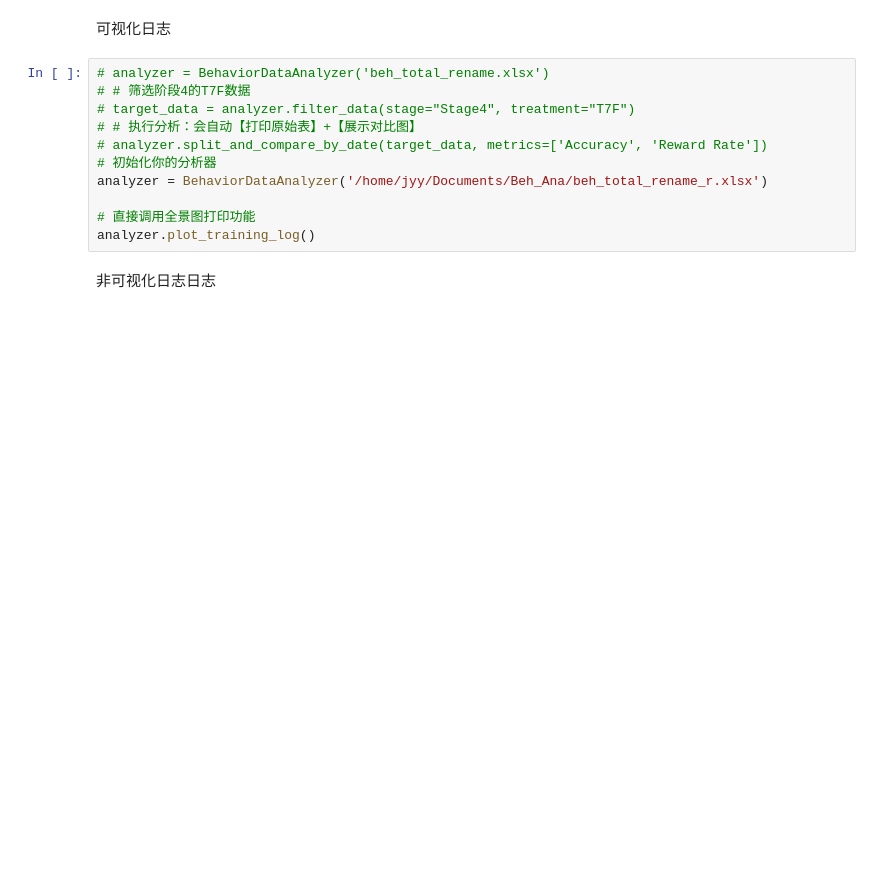
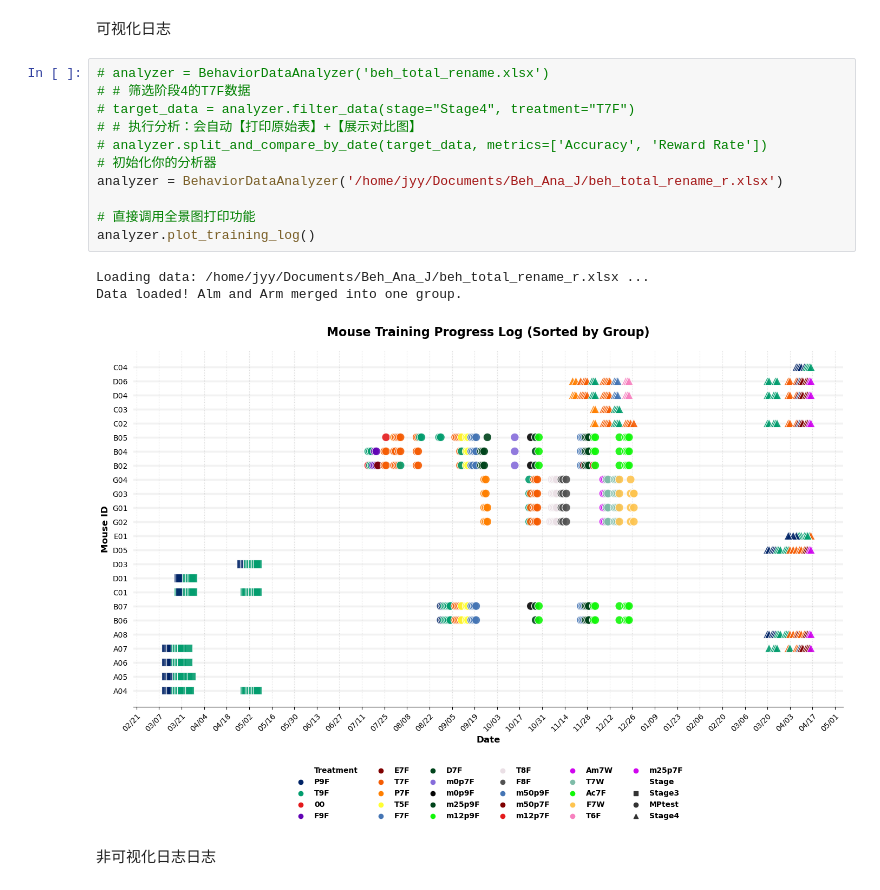
Before and after one commit to zyyk78/Beh_Ana, a Jupyter notebook: 3-main_AnaOfdata.ipynb, the cells around one changed output. Saved outputs shown, nothing was run; the diff lists cells and outputs as text; blank space fills up the shorter version.

```diff
--- a/3-main_AnaOfdata.ipynb
+++ b/3-main_AnaOfdata.ipynb
@@ -1209,14 +1216,18 @@ analyzer.split_and_compare_by_date(
 # %%
 # analyzer = BehaviorDataAnalyzer('beh_total_rename.xlsx')
 # # 筛选阶段4的T7F数据
 # target_data = analyzer.filter_data(stage="Stage4", treatment="T7F")
 # # 执行分析：会自动【打印原始表】+【展示对比图】
 # analyzer.split_and_compare_by_date(target_data, metrics=['Accuracy', 'Reward Rate'])
 # 初始化你的分析器
-analyzer = BehaviorDataAnalyzer('/home/jyy/Documents/Beh_Ana/beh_total_rename_r.xlsx')
+analyzer = BehaviorDataAnalyzer('/home/jyy/Documents/Beh_Ana_J/beh_total_rename_r.xlsx')
 
 # 直接调用全景图打印功能
 analyzer.plot_training_log()
+# %% [output]
+Loading data: /home/jyy/Documents/Beh_Ana_J/beh_total_rename_r.xlsx ...
+Data loaded! Alm and Arm merged into one group.
+[figure, added]
 # %% [markdown]
 非可视化日志日志
 # %%
```
Also changed, not shown: parts of 12 cells of this notebook, 1 other file.
